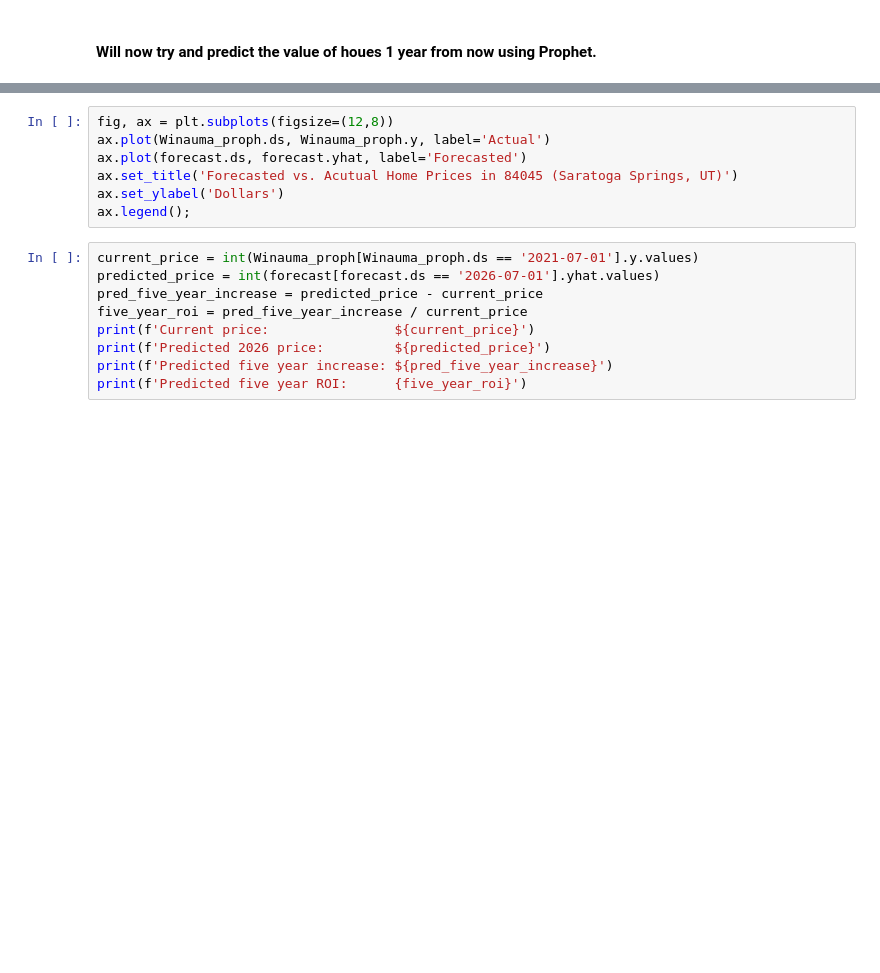
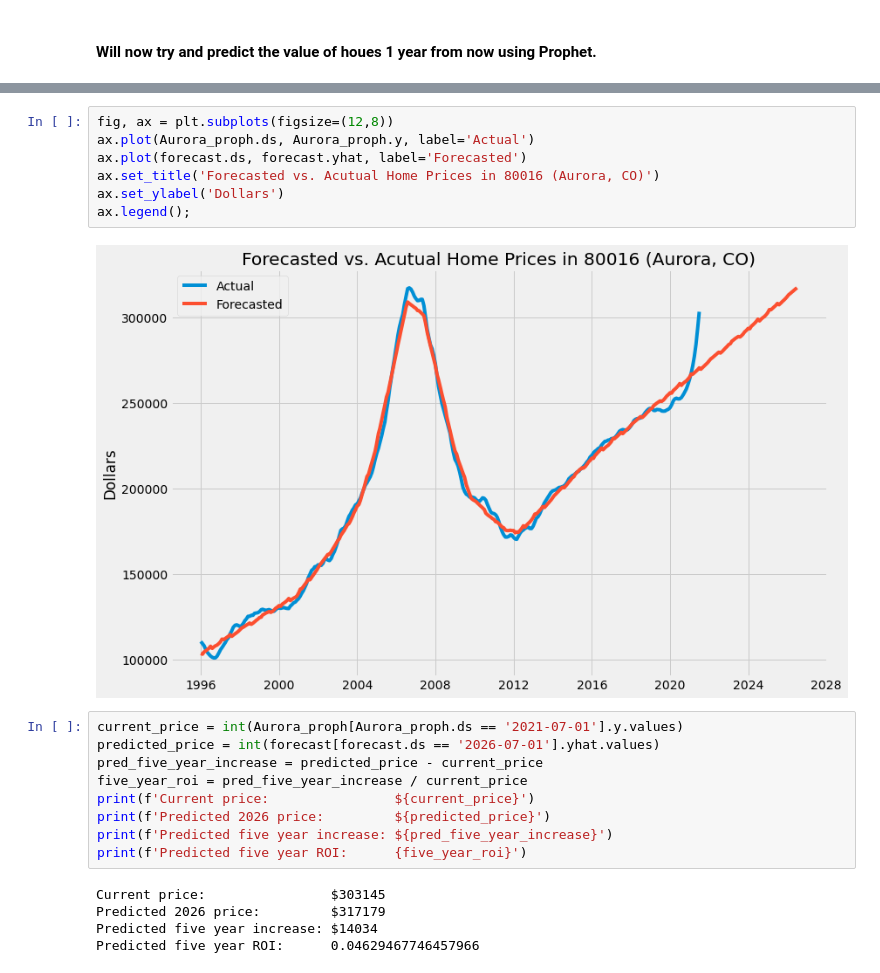
Before and after one commit to fivearm/Phase_4_Project, a Jupyter notebook: Aurora_CO_80016.ipynb, the cells around one changed output, grey strips where cells are left out. Saved outputs shown, nothing was run; the diff lists cells and outputs as text; blank space fills up the shorter version.

```diff
--- a/Wimauma_FL_33598.ipynb
+++ b/Aurora_CO_80016.ipynb
@@ -198,12 +266,14 @@ final_model.plot(forecast, uncertainty=True);
 # %%
 fig, ax = plt.subplots(figsize=(12,8))
-ax.plot(Winauma_proph.ds, Winauma_proph.y, label='Actual')
+ax.plot(Aurora_proph.ds, Aurora_proph.y, label='Actual')
 ax.plot(forecast.ds, forecast.yhat, label='Forecasted')
-ax.set_title('Forecasted vs. Acutual Home Prices in 84045 (Saratoga Springs, UT)')
+ax.set_title('Forecasted vs. Acutual Home Prices in 80016 (Aurora, CO)')
 ax.set_ylabel('Dollars')
 ax.legend();
+# %% [output]
+[figure, added]
 # %%
-current_price = int(Winauma_proph[Winauma_proph.ds == '2021-07-01'].y.values)
+current_price = int(Aurora_proph[Aurora_proph.ds == '2021-07-01'].y.values)
 predicted_price = int(forecast[forecast.ds == '2026-07-01'].yhat.values)
 pred_five_year_increase = predicted_price - current_price
 five_year_roi = pred_five_year_increase / current_price
@@ -211,3 +281,8 @@ print(f'Current price:                ${current_price}')
 print(f'Predicted 2026 price:         ${predicted_price}')
 print(f'Predicted five year increase: ${pred_five_year_increase}')
 print(f'Predicted five year ROI:      {five_year_roi}')
+# %% [output]
+Current price:                $303145
+Predicted 2026 price:         $317179
+Predicted five year increase: $14034
+Predicted five year ROI:      0.04629467746457966
```
Also changed, not shown: parts of 21 cells of this notebook, 3 other files.
